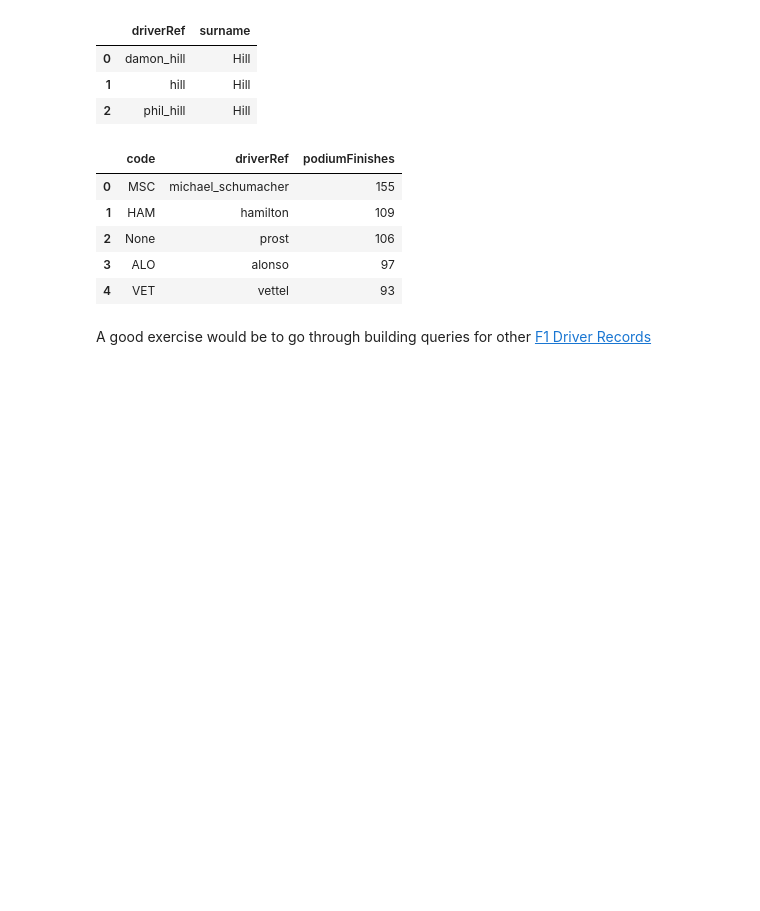
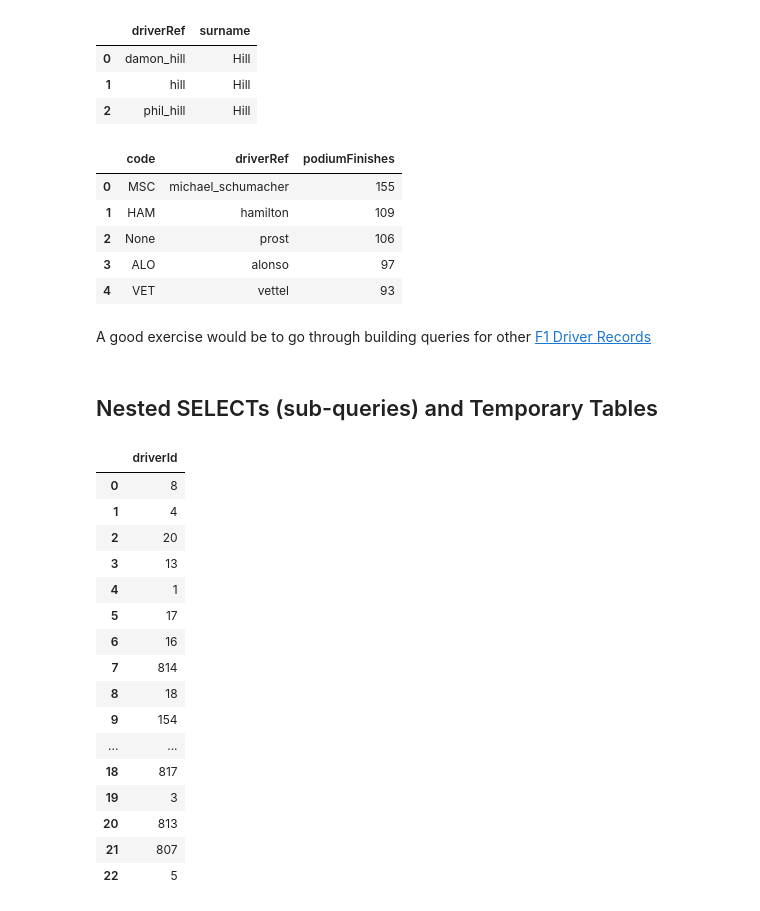
Before and after one commit to nackjicholson/wranglingf1data, a Jupyter notebook: ergast_data_asking_questions.ipynb, the cells around one changed output. Saved outputs shown, nothing was run; the diff lists cells and outputs as text; code cells hidden in the pictures; blank space fills up the shorter version.

```diff
--- a/ergast_data_asking_questions.ipynb
+++ b/ergast_data_asking_questions.ipynb
@@ -186,3 +188,34 @@ pd.read_sql(
 | 4 | VET | vettel | 93 |
 # %% [markdown]
 A good exercise would be to go through building queries for other [F1 Driver Records](https://en.wikipedia.org/wiki/List_of_Formula_One_driver_records)
+# %% [markdown]
+## Nested SELECTs (sub-queries) and Temporary Tables
+# %%
+# Which drivers competed in the 2013 season?
+pd.read_sql(
+    '''
+    SELECT DISTINCT ds.driverId
+    FROM driverStandings ds
+    INNER JOIN races r
+    WHERE ds.raceId=r.raceId and r.year=2013
+    ''',
+    con=connection
+)
+# %% [output]
+|  | driverId |
+| 0 | 8 |
+| 1 | 4 |
+| 2 | 20 |
+| 3 | 13 |
+| 4 | 1 |
+| 5 | 17 |
+| 6 | 16 |
+| 7 | 814 |
+| 8 | 18 |
+| 9 | 154 |
+| ... | ... |
+| 18 | 817 |
+| 19 | 3 |
+| 20 | 813 |
+| 21 | 807 |
+| 22 | 5 |
```
Also changed, not shown: parts of 5 cells of this notebook, 1 other file.
